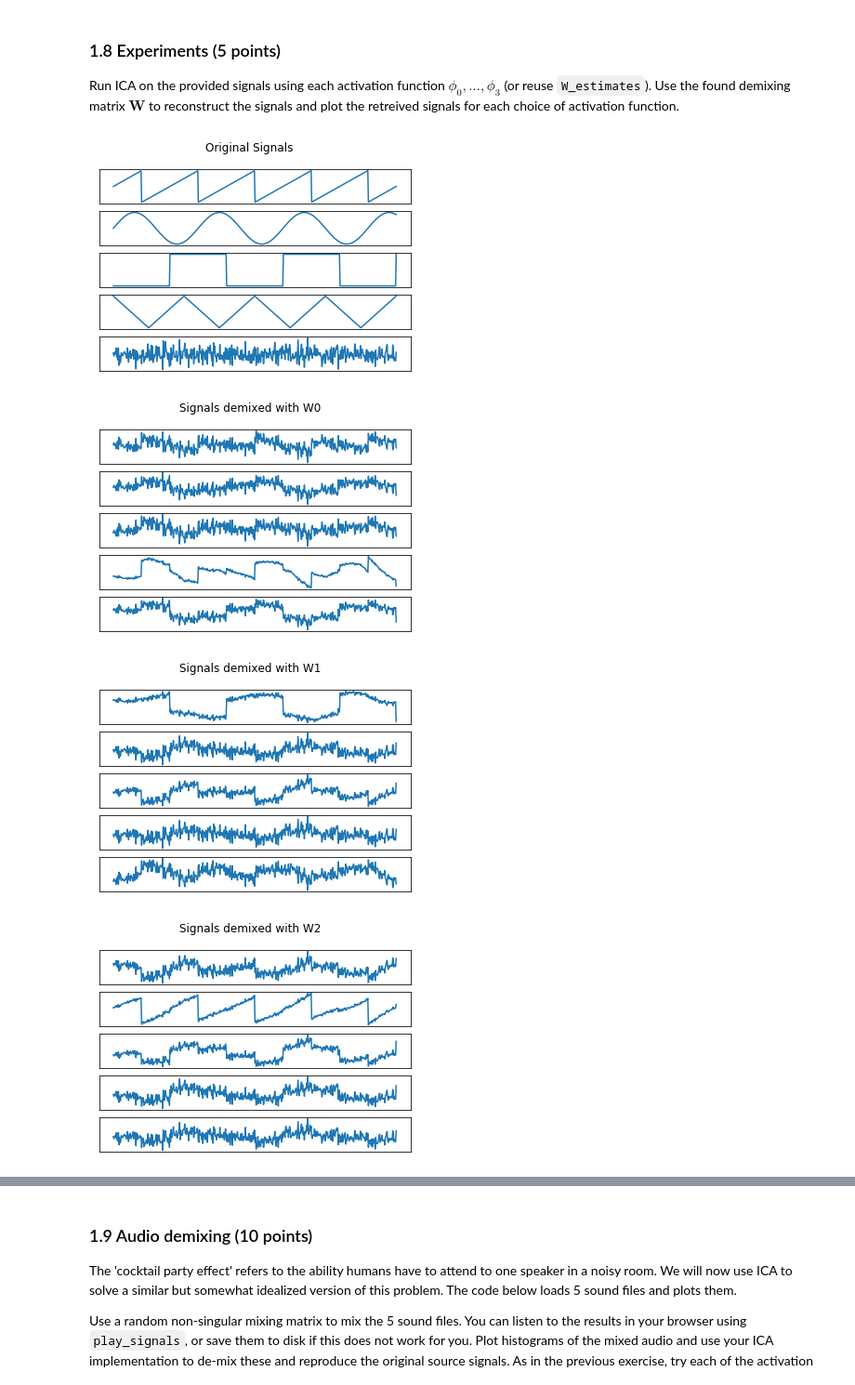
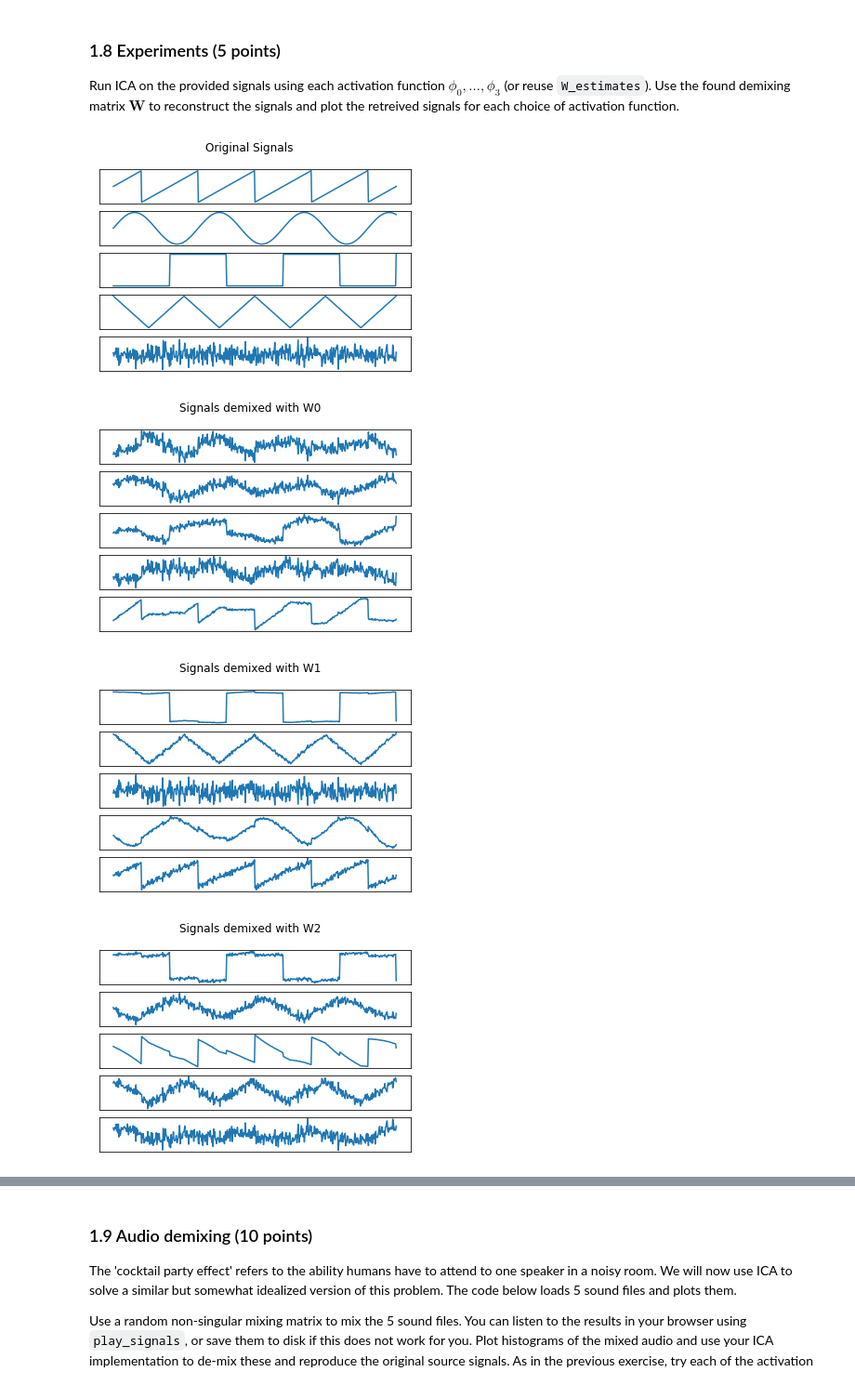
Before and after one commit to Kaleidophon/bayesian-buffalo, a Jupyter notebook: lab1/lab1.ipynb, the cells around one changed output, grey strips where cells are left out. Shown at 93% size. Saved outputs shown, nothing was run; the diff lists cells and outputs as text; code cells hidden in the pictures.

```diff
--- a/lab1/lab1.ipynb
+++ b/lab1/lab1.ipynb
@@ -336,7 +336,7 @@ A covariant algorithm is an algorithm that "should give the same results indepen
 Implement the covariant ICA algorithm as described in MacKay. Write a function `ICA(X, activation_function, learning_rate)`, that returns the demixing matrix $\mathbf{W}$. The input `activation_function` should accept a function such as `lambda a: -tanh(a)`. Update the gradient in batch mode, averaging the gradients over the whole dataset for each update. Make it efficient, so use matrix operations instead of loops where possible (loops are slow in interpreted languages such as python and matlab, whereas matrix operations are internally computed using fast C code). Experiment with the learning rate and the initialization of $\mathbf{W}$. Your algorithm should be able to converge (i.e. `np.linalg.norm(grad) < 1e-5`) in within 10000 steps.
 # %%
 ### 1.7 Independent Component Analysis
-def ICA(X, activation_function, learning_rate=None, threshold=1e-5, max_iterations=50000, verbose=True):
+def ICA(X, activation_function, learning_rate=None, threshold=1e-5, max_iterations=100000, verbose=True):
     learning_rates = {
         "phi_0": 0.3, "phi_1": 0.1, "phi_2": 0.01, "phi_3": 0.3
     }
@@ -404,12 +401,12 @@ Run ICA on the provided signals using each activation function $\phi_0, \ldots,
 # %%
 # 1.8 Experiments
 
 plot_signals(S, title="Original Signals")
 for i, W_estimate in enumerate(W_estimates):
-    demixed_signals = W_estimate @ X
+    demixed_signals = W_estimate @ Xw
     plot_signals(demixed_signals, title="Signals demixed with W{}".format(i))
 # %% [output]
 [figure]
-[figure, old version]
+[figure, new version]
-[figure, old version]
+[figure, new version]
-[figure, old version]
+[figure, new version]
```
Also changed, not shown: parts of 5 cells of this notebook.
